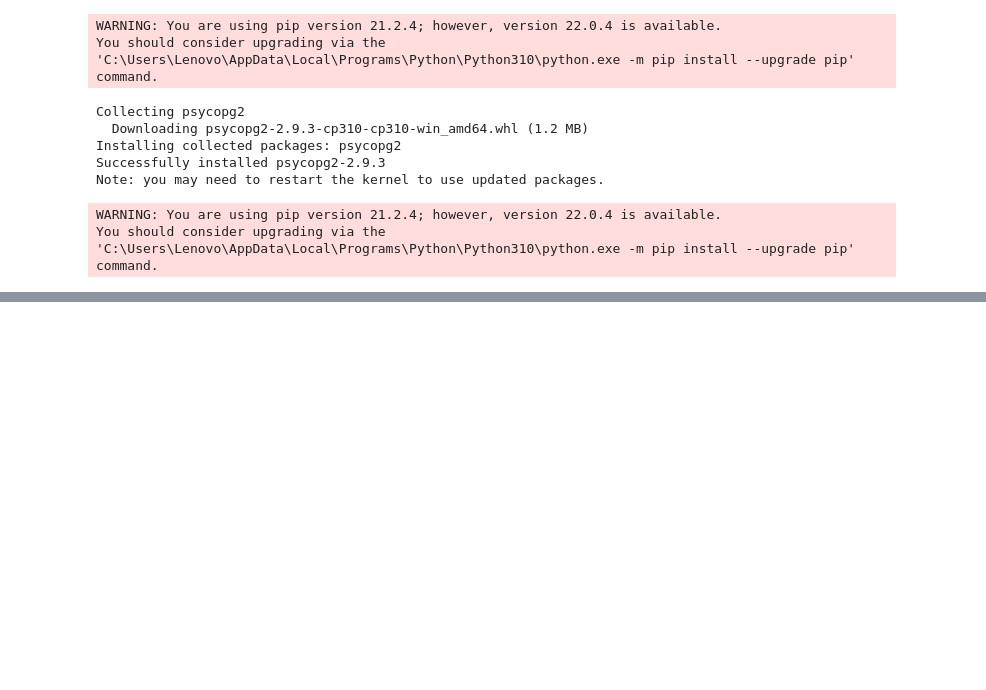
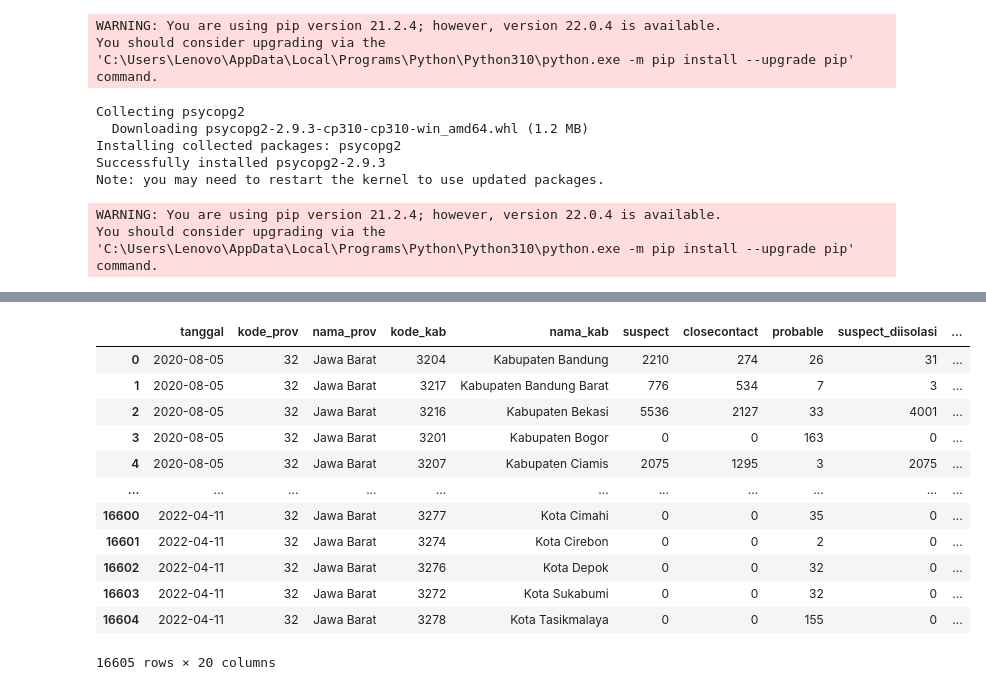
Before and after one commit to MuhammadBramansyah/Project_3, a Jupyter notebook: test.ipynb, the cells around one changed output, grey strips where cells are left out. Cells and saved outputs as stored; diff of their text form; code cells hidden in the pictures; blank space fills up the shorter version.

```diff
--- a/test.ipynb
+++ b/test.ipynb
@@ -248,0 +436,24 @@ df
+# %%
+## insert fact district month
+with open(path_data + f'{data_source}') as data2:
+    data3 = json.load(data2)
+
+data_results = []
+for i in data3['data']['content']:
+    data_results.append(i)
+
+data = pd.DataFrame(data_results)
+data.columns = data.columns.str.strip().str.lower()
+
+column = ["tanggal", "kode_kab", "suspect_diisolasi", "suspect_discarded", "closecontact_dikarantina", "closecontact_discarded", "probable_diisolasi", "probable_discarded", "confirmation_sembuh", "confirmation_meninggal", "suspect_meninggal", "closecontact_meninggal", "probable_meninggal"]
+column_results = ['month', 'district_id', 'status', 'total']
+
+data = data[column]
+data['tanggal'] = data['tanggal'].apply(lambda x :x[:7])
+data = data.melt(id_vars = ['tanggal', 'kode_kab'], var_name = 'status', value_name = 'total').sort_values(['tanggal','kode_kab','status'])
+data = data.groupby(by = ['tanggal', 'kode_kab', 'status']).sum()
+data = data.reset_index()
+
+
+
+data
@@ -248,0 +474,25 @@ df
+# %%
+with open(path_data + f'{data_source}') as data2:
+    data3 = json.load(data2)
+
+data_results = []
+for i in data3['data']['content']:
+    data_results.append(i)
+
+data = pd.DataFrame(data_results)
+data.columns = data.columns.str.strip().str.lower()
+data
+# %% [output]
+|  | tanggal | kode_prov | nama_prov | kode_kab | nama_kab | suspect | closecontact | probable | suspect_diisolasi | ... |
+| 0 | 2020-08-05 | 32 | Jawa Barat | 3204 | Kabupaten Bandung | 2210 | 274 | 26 | 31 | ... |
+| 1 | 2020-08-05 | 32 | Jawa Barat | 3217 | Kabupaten Bandung Barat | 776 | 534 | 7 | 3 | ... |
+| 2 | 2020-08-05 | 32 | Jawa Barat | 3216 | Kabupaten Bekasi | 5536 | 2127 | 33 | 4001 | ... |
+| 3 | 2020-08-05 | 32 | Jawa Barat | 3201 | Kabupaten Bogor | 0 | 0 | 163 | 0 | ... |
+| 4 | 2020-08-05 | 32 | Jawa Barat | 3207 | Kabupaten Ciamis | 2075 | 1295 | 3 | 2075 | ... |
+| ... | ... | ... | ... | ... | ... | ... | ... | ... | ... | ... |
+| 16600 | 2022-04-11 | 32 | Jawa Barat | 3277 | Kota Cimahi | 0 | 0 | 35 | 0 | ... |
+| 16601 | 2022-04-11 | 32 | Jawa Barat | 3274 | Kota Cirebon | 0 | 0 | 2 | 0 | ... |
+| 16602 | 2022-04-11 | 32 | Jawa Barat | 3276 | Kota Depok | 0 | 0 | 32 | 0 | ... |
+| 16603 | 2022-04-11 | 32 | Jawa Barat | 3272 | Kota Sukabumi | 0 | 0 | 32 | 0 | ... |
+| 16604 | 2022-04-11 | 32 | Jawa Barat | 3278 | Kota Tasikmalaya | 0 | 0 | 155 | 0 | ... |
+16605 rows × 20 columns
```
Also changed, not shown: parts of 9 cells of this notebook, 3 other files.
